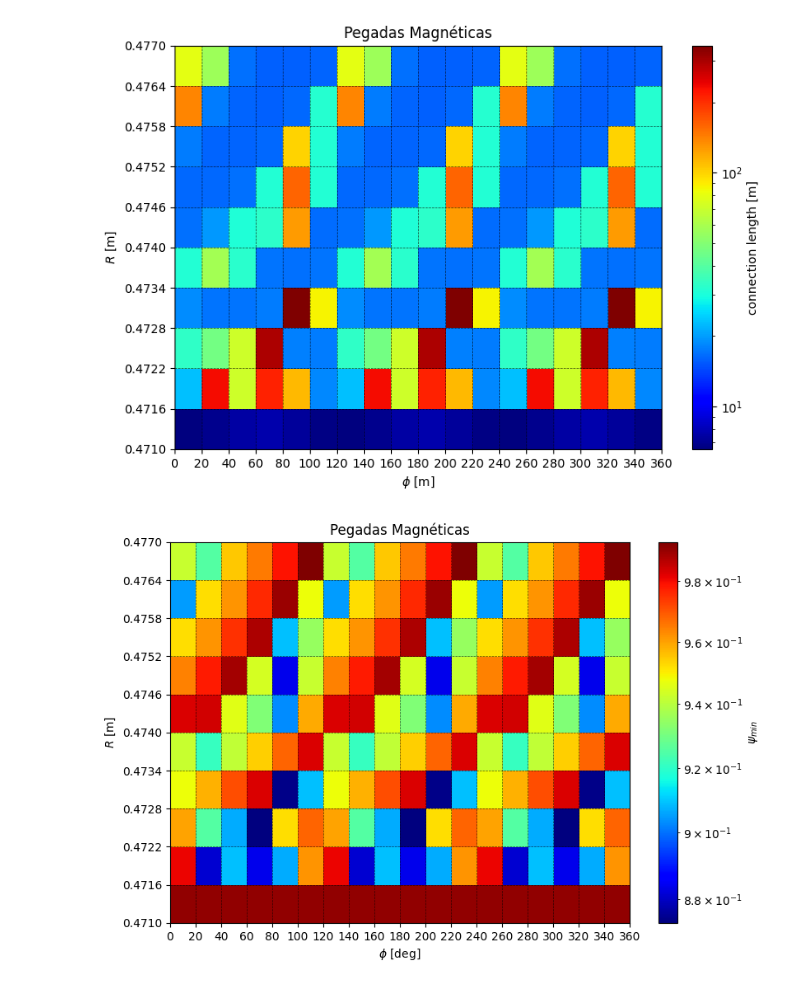
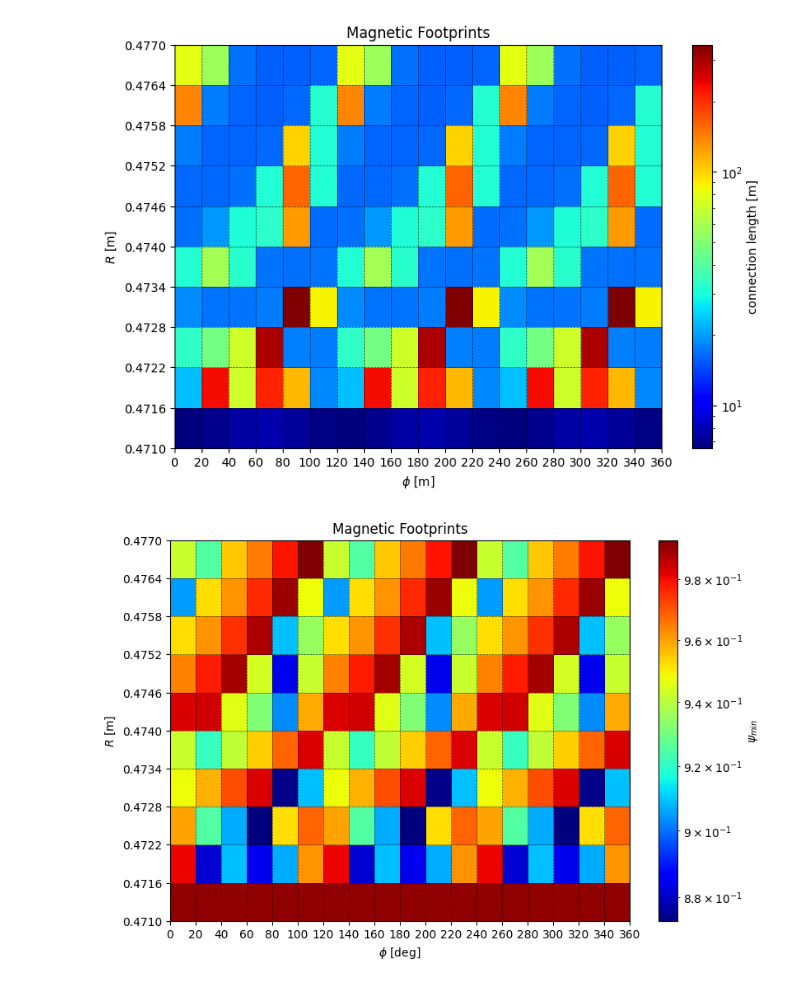
Before and after one commit to ojrfernandes/maglib, a Jupyter notebook: maglit/tcabr_footprints/plot_test.ipynb, the cells around one changed output. Cells and saved outputs as stored; diff of their text form; code cells hidden in the pictures.

```diff
--- a/maglit/tcabr_footprints/plot_test.ipynb
+++ b/maglit/tcabr_footprints/plot_test.ipynb
@@ -29,35 +29,35 @@ plt.colorbar().set_label('connection length [m]')
 x_min, x_max = 0, 360
 y_min, y_max = 0.471, 0.477
 
 num_x_divisions = 19
 num_y_divisions = 10
 
 # Generate x and y values for the grid
 x_grid = np.linspace(x_min, x_max, num_x_divisions)
 y_grid = np.linspace(y_min, y_max, num_y_divisions + 1)
 
 
 # Plot the grid
 plt.grid(True, linestyle='--', linewidth=0.5, color='black', alpha=0.7)
 
 # Set x and y axis ranges
 plt.xlim(x_min, x_max)
 plt.ylim(y_min, y_max)
 
 # Set ticks for the grid
 plt.xticks(x_grid)
 plt.yticks(y_grid)
 
 
 # Labels
 plt.xlabel('$\phi$ [m]')
 plt.ylabel('$R$ [m]')
-plt.title('Pegadas Magnéticas')
+plt.title('Magnetic Footprints')
 
 # Show plot
 plt.show()
 # %% [output]
-[figure, old version]
+[figure, new version]
 # %%
 ## Plot psi_min
 # Import required modules
```
Also changed, not shown: parts of 1 cell of this notebook, 5 other files.
